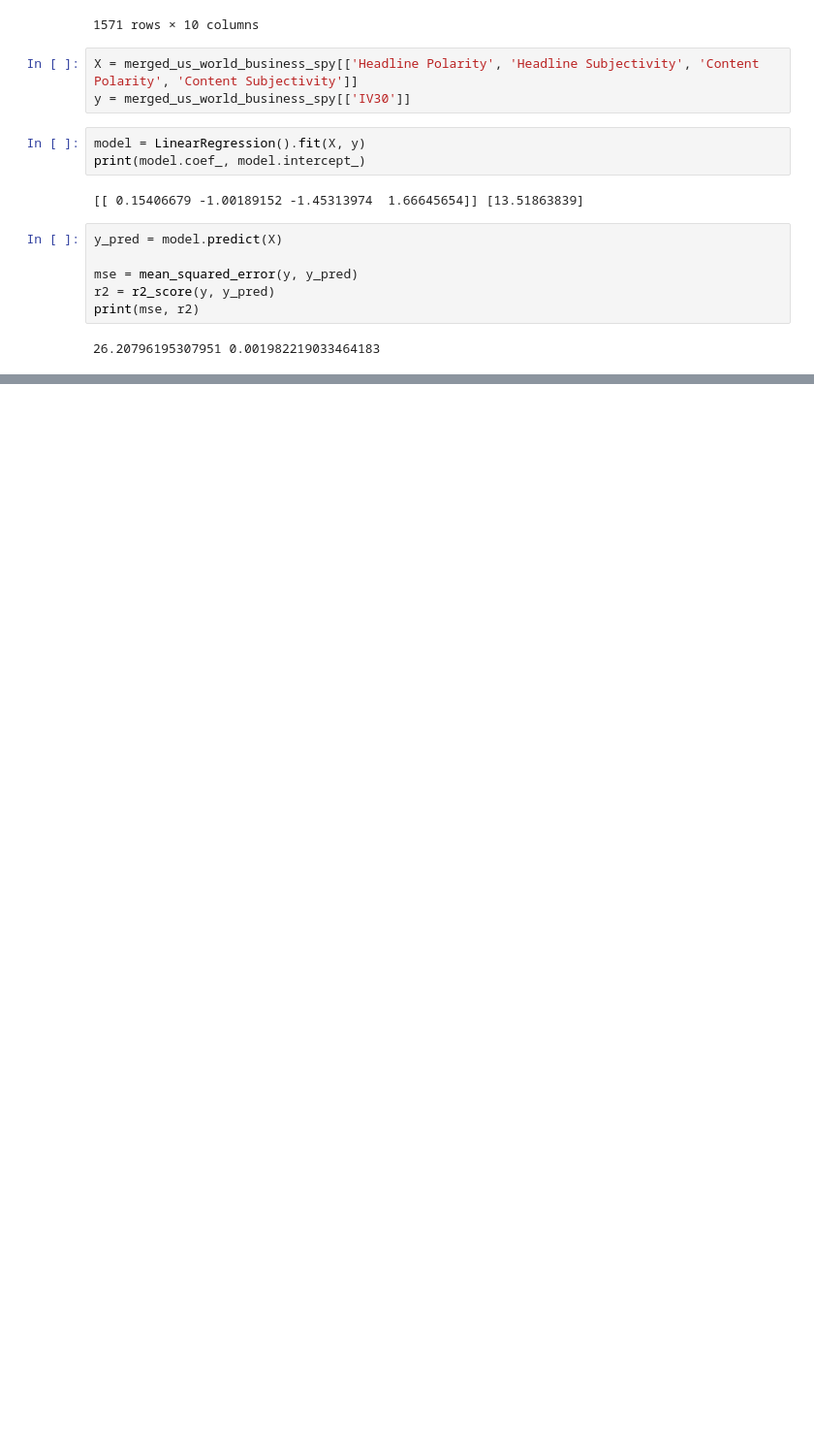
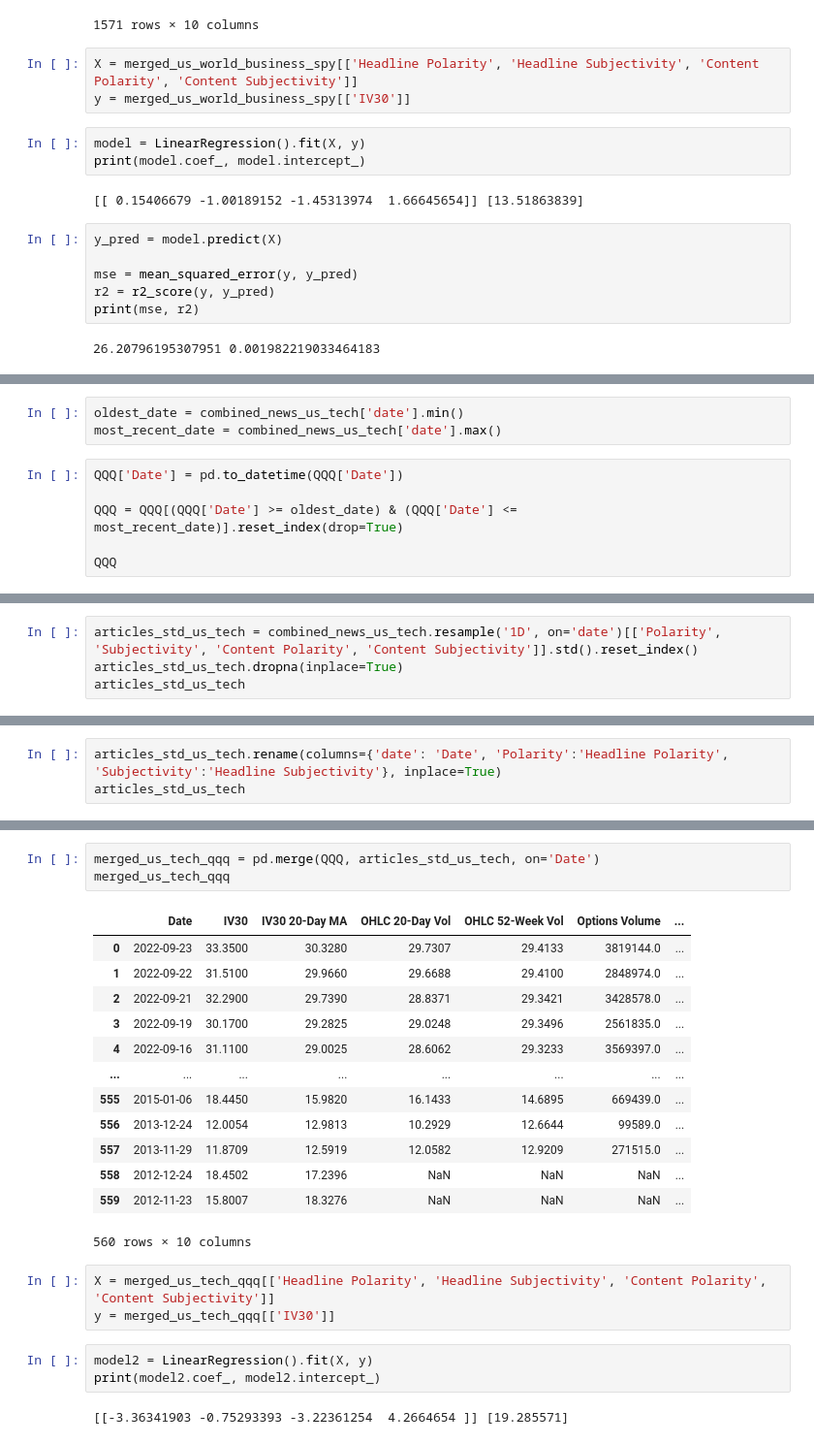
Before and after one commit to JoeZhang1000/News-Sentiment-and-IV, a Jupyter notebook: Sentiment_vs_IV.ipynb, the cells around one changed output, grey strips where cells are left out. Shown at 97% size. Cells and saved outputs as stored; diff of their text form; blank space fills up the shorter version.

Commit message:
Tried QQQ vs US news and Tech news

```diff
--- a/Sentiment_vs_IV.ipynb
+++ b/Sentiment_vs_IV.ipynb
@@ -850,0 +889,9 @@ print(mse, r2)
+# %%
+oldest_date = combined_news_us_tech['date'].min()
+most_recent_date = combined_news_us_tech['date'].max()
+# %%
+QQQ['Date'] = pd.to_datetime(QQQ['Date'])
+
+QQQ = QQQ[(QQQ['Date'] >= oldest_date) & (QQQ['Date'] <= most_recent_date)].reset_index(drop=True)
+
+QQQ
@@ -850,0 +912,4 @@ print(mse, r2)
+# %%
+articles_std_us_tech = combined_news_us_tech.resample('1D', on='date')[['Polarity', 'Subjectivity', 'Content Polarity', 'Content Subjectivity']].std().reset_index()
+articles_std_us_tech.dropna(inplace=True)
+articles_std_us_tech
@@ -850,0 +930,3 @@ print(mse, r2)
+# %%
+articles_std_us_tech.rename(columns={'date': 'Date', 'Polarity':'Headline Polarity', 'Subjectivity':'Headline Subjectivity'}, inplace=True)
+articles_std_us_tech
@@ -850,0 +947,25 @@ print(mse, r2)
+# %%
+merged_us_tech_qqq = pd.merge(QQQ, articles_std_us_tech, on='Date')
+merged_us_tech_qqq
+# %% [output]
+|  | Date | IV30 | IV30 20-Day MA | OHLC 20-Day Vol | OHLC 52-Week Vol | Options Volume | ... |
+| 0 | 2022-09-23 | 33.3500 | 30.3280 | 29.7307 | 29.4133 | 3819144.0 | ... |
+| 1 | 2022-09-22 | 31.5100 | 29.9660 | 29.6688 | 29.4100 | 2848974.0 | ... |
+| 2 | 2022-09-21 | 32.2900 | 29.7390 | 28.8371 | 29.3421 | 3428578.0 | ... |
+| 3 | 2022-09-19 | 30.1700 | 29.2825 | 29.0248 | 29.3496 | 2561835.0 | ... |
+| 4 | 2022-09-16 | 31.1100 | 29.0025 | 28.6062 | 29.3233 | 3569397.0 | ... |
+| ... | ... | ... | ... | ... | ... | ... | ... |
+| 555 | 2015-01-06 | 18.4450 | 15.9820 | 16.1433 | 14.6895 | 669439.0 | ... |
+| 556 | 2013-12-24 | 12.0054 | 12.9813 | 10.2929 | 12.6644 | 99589.0 | ... |
+| 557 | 2013-11-29 | 11.8709 | 12.5919 | 12.0582 | 12.9209 | 271515.0 | ... |
+| 558 | 2012-12-24 | 18.4502 | 17.2396 | NaN | NaN | NaN | ... |
+| 559 | 2012-11-23 | 15.8007 | 18.3276 | NaN | NaN | NaN | ... |
+560 rows × 10 columns
+# %%
+X = merged_us_tech_qqq[['Headline Polarity', 'Headline Subjectivity', 'Content Polarity', 'Content Subjectivity']]
+y = merged_us_tech_qqq[['IV30']]
+# %%
+model2 = LinearRegression().fit(X, y)
+print(model2.coef_, model2.intercept_)
+# %% [output]
+[[-3.36341903 -0.75293393 -3.22361254  4.2664654 ]] [19.285571]
```
Also changed, not shown: parts of 8 cells of this notebook.
